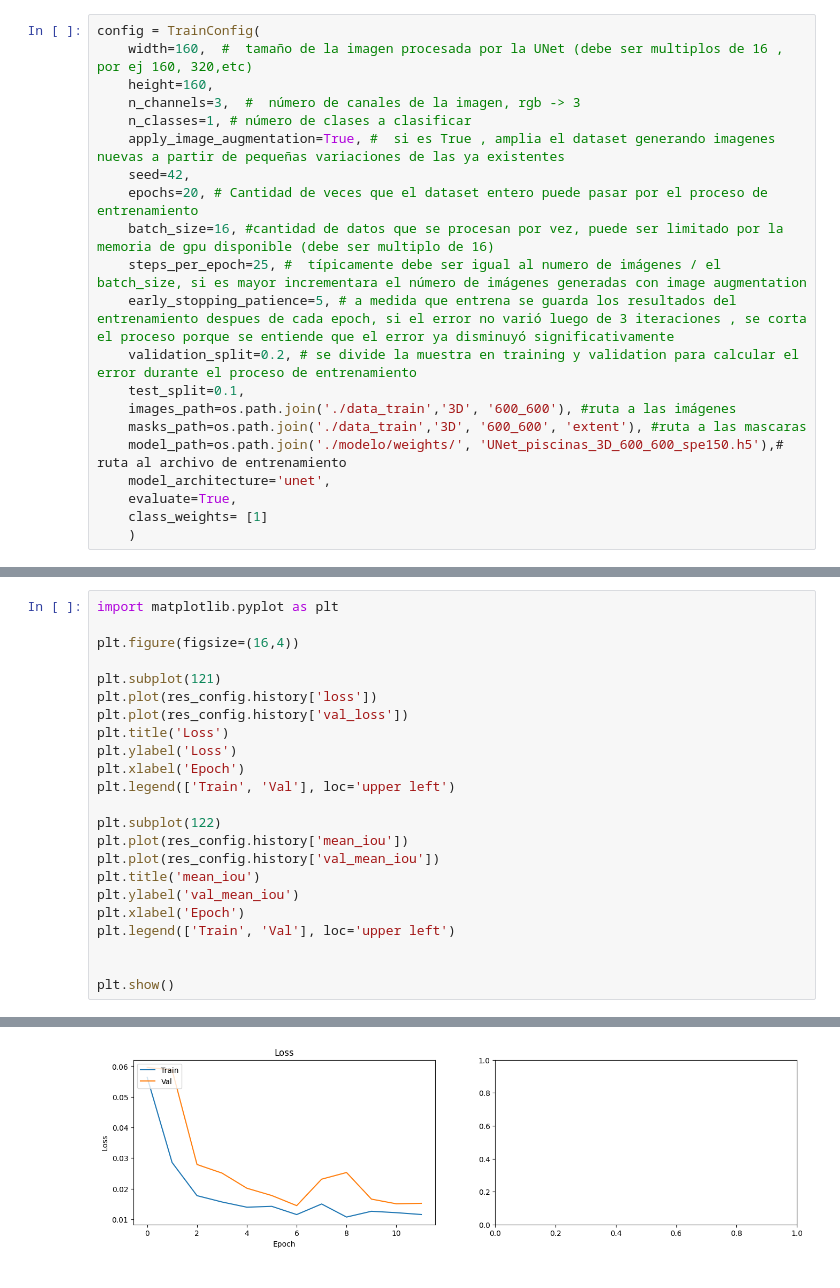
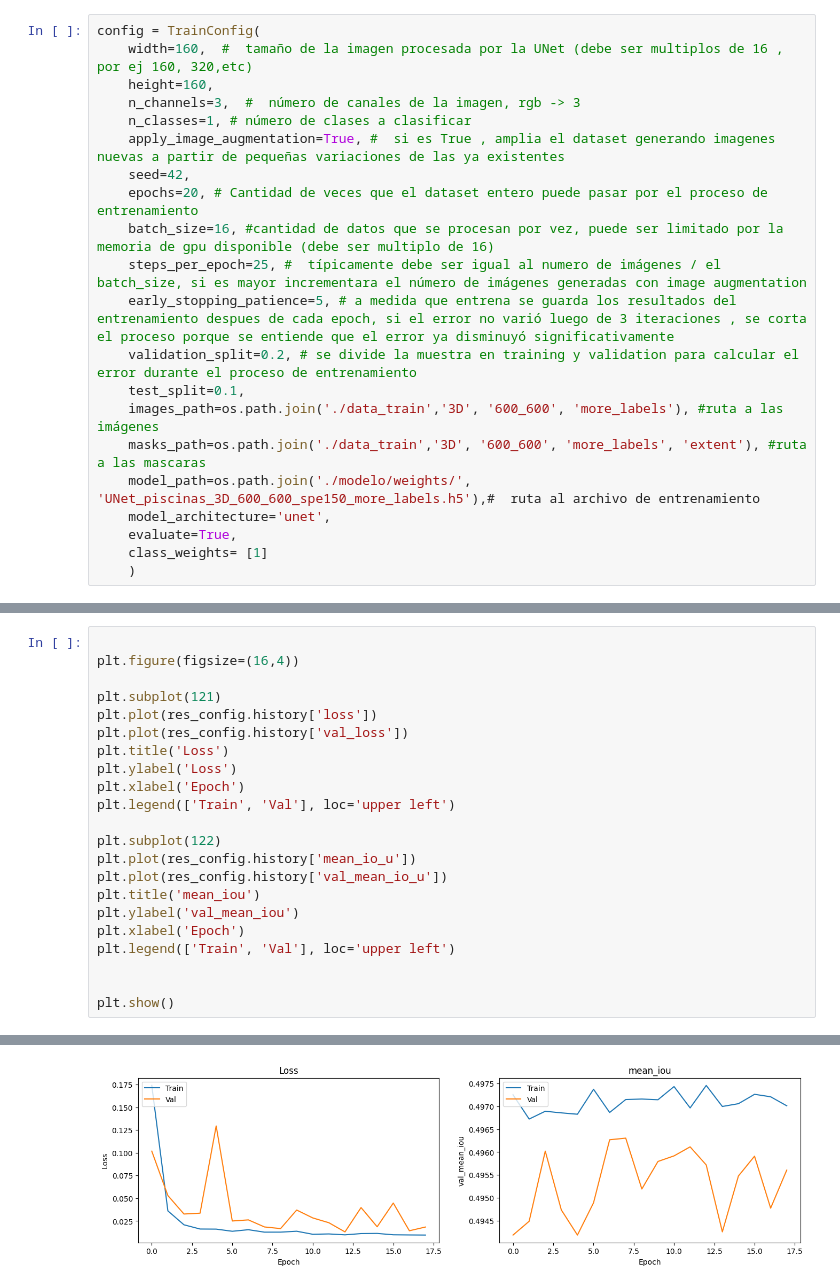
Before and after one commit to guillermodangelo/pool_detection, a Jupyter notebook: 02_entrenamiento.ipynb, the cells around one changed output, grey strips where cells are left out. Drawn from its saved outputs; the diff is of its cells as text.

```diff
--- a/02_entrenamiento.ipynb
+++ b/02_entrenamiento.ipynb
@@ -25,9 +26,9 @@ config = TrainConfig(
     early_stopping_patience=5, # a medida que entrena se guarda los resultados del entrenamiento despues de cada epoch, si el error no varió luego de 3 iteraciones , se corta el proceso porque se entiende que el error ya disminuyó significativamente
     validation_split=0.2, # se divide la muestra en training y validation para calcular el error durante el proceso de entrenamiento
     test_split=0.1,
-    images_path=os.path.join('./data_train','3D', '600_600'), #ruta a las imágenes
-    masks_path=os.path.join('./data_train','3D', '600_600', 'extent'), #ruta a las mascaras
-    model_path=os.path.join('./modelo/weights/', 'UNet_piscinas_3D_600_600_spe150.h5'),#  ruta al archivo de entrenamiento
+    images_path=os.path.join('./data_train','3D', '600_600', 'more_labels'), #ruta a las imágenes
+    masks_path=os.path.join('./data_train','3D', '600_600', 'more_labels', 'extent'), #ruta a las mascaras
+    model_path=os.path.join('./modelo/weights/', 'UNet_piscinas_3D_600_600_spe150_more_labels.h5'),#  ruta al archivo de entrenamiento
     model_architecture='unet',
     evaluate=True,
     class_weights= [1]
@@ -66,5 +66,4 @@ Epoch 12: early stopping
 # %%
-import matplotlib.pyplot as plt
 
 plt.figure(figsize=(16,4))
 
@@ -77,8 +76,8 @@ plt.xlabel('Epoch')
 plt.legend(['Train', 'Val'], loc='upper left')
 
 plt.subplot(122)
-plt.plot(res_config.history['mean_iou'])
-plt.plot(res_config.history['val_mean_iou'])
+plt.plot(res_config.history['mean_io_u'])
+plt.plot(res_config.history['val_mean_io_u'])
 plt.title('mean_iou')
 plt.ylabel('val_mean_iou')
 plt.xlabel('Epoch')
@@ -91 +89 @@ KeyError: 'mean_iou'
-[figure, old version]
+[figure, new version]
```
Also changed, not shown: parts of 4 cells of this notebook, 10 other files.
